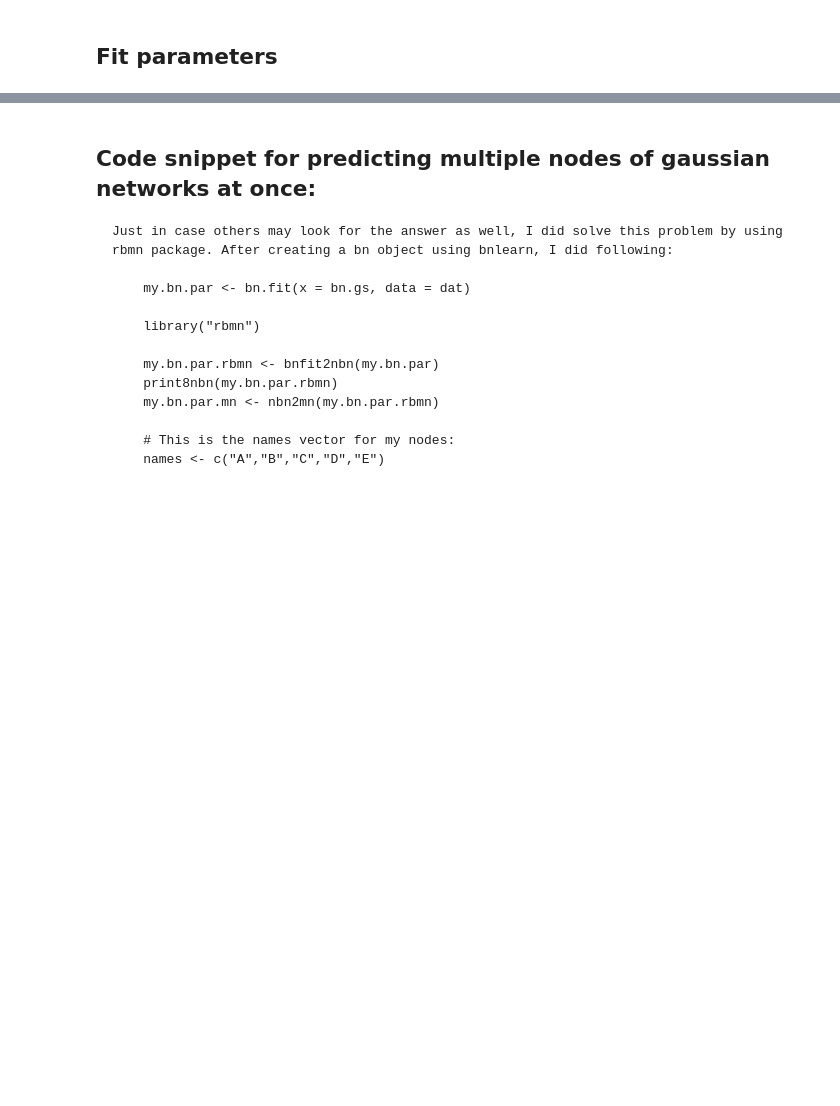
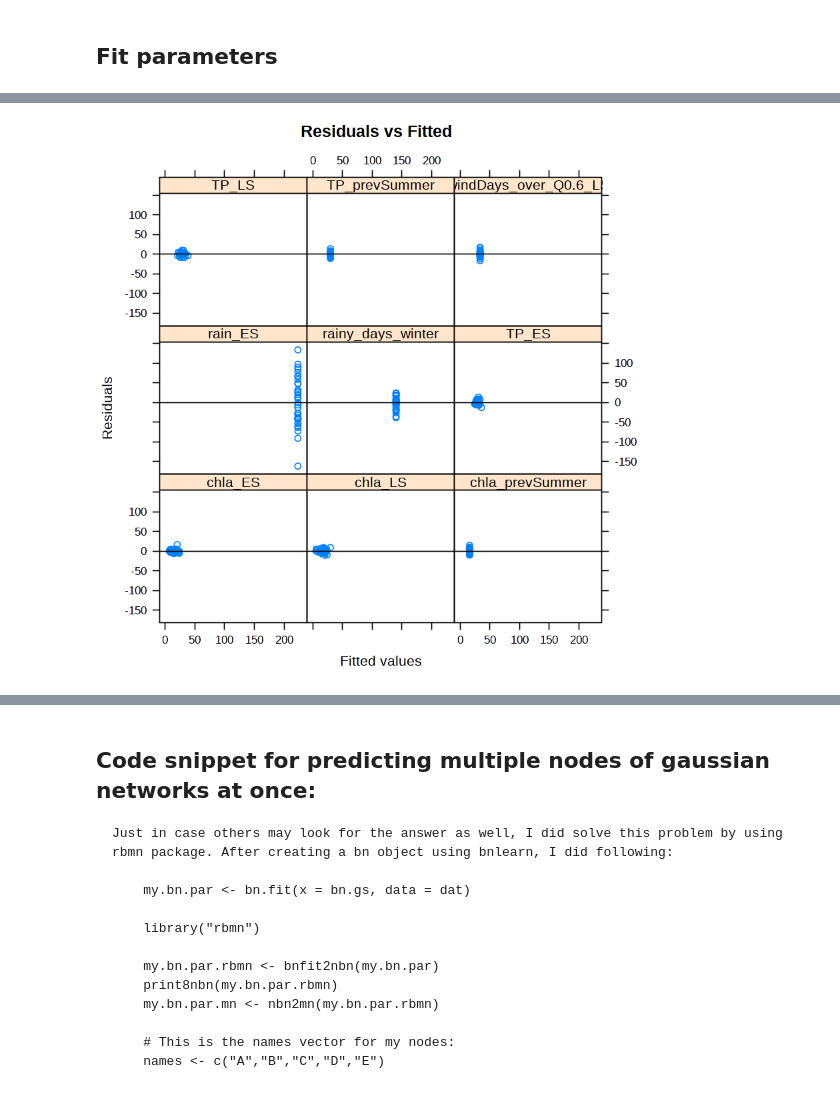
Before and after one commit to icra/WATExR, a Jupyter notebook: Norway_Morsa/Model_Development/Notebooks/07_BN_WATExR_R.ipynb, the cells around one changed output, grey strips where cells are left out. Saved outputs shown, nothing was run; the diff lists cells and outputs as text; code cells hidden in the pictures; blank space fills up the shorter version.

```diff
--- a/Norway_Morsa/Model_Development/Notebooks/07_BN_WATExR_R.ipynb
+++ b/Norway_Morsa/Model_Development/Notebooks/07_BN_WATExR_R.ipynb
@@ -349,3 +354,5 @@ HTML widgets cannot be represented in plain text (need html)
 # %%
-# bn.fit.xyplot(fit_cont)
+bn.fit.xyplot(fit_cont)
+# %% [output]
+[figure, added]
 # %%
```
Also changed, not shown: parts of 40 cells of this notebook, 4 other files.
